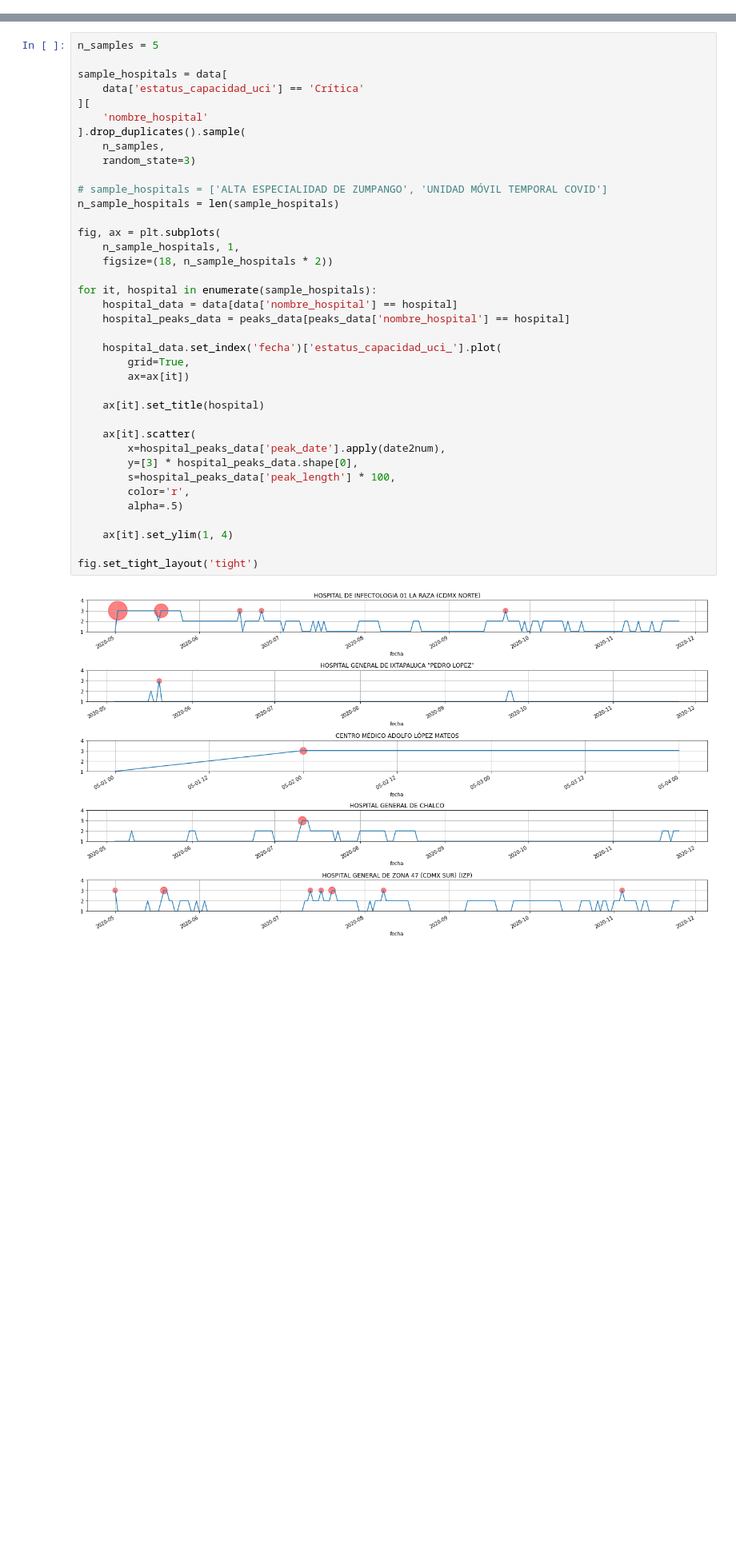
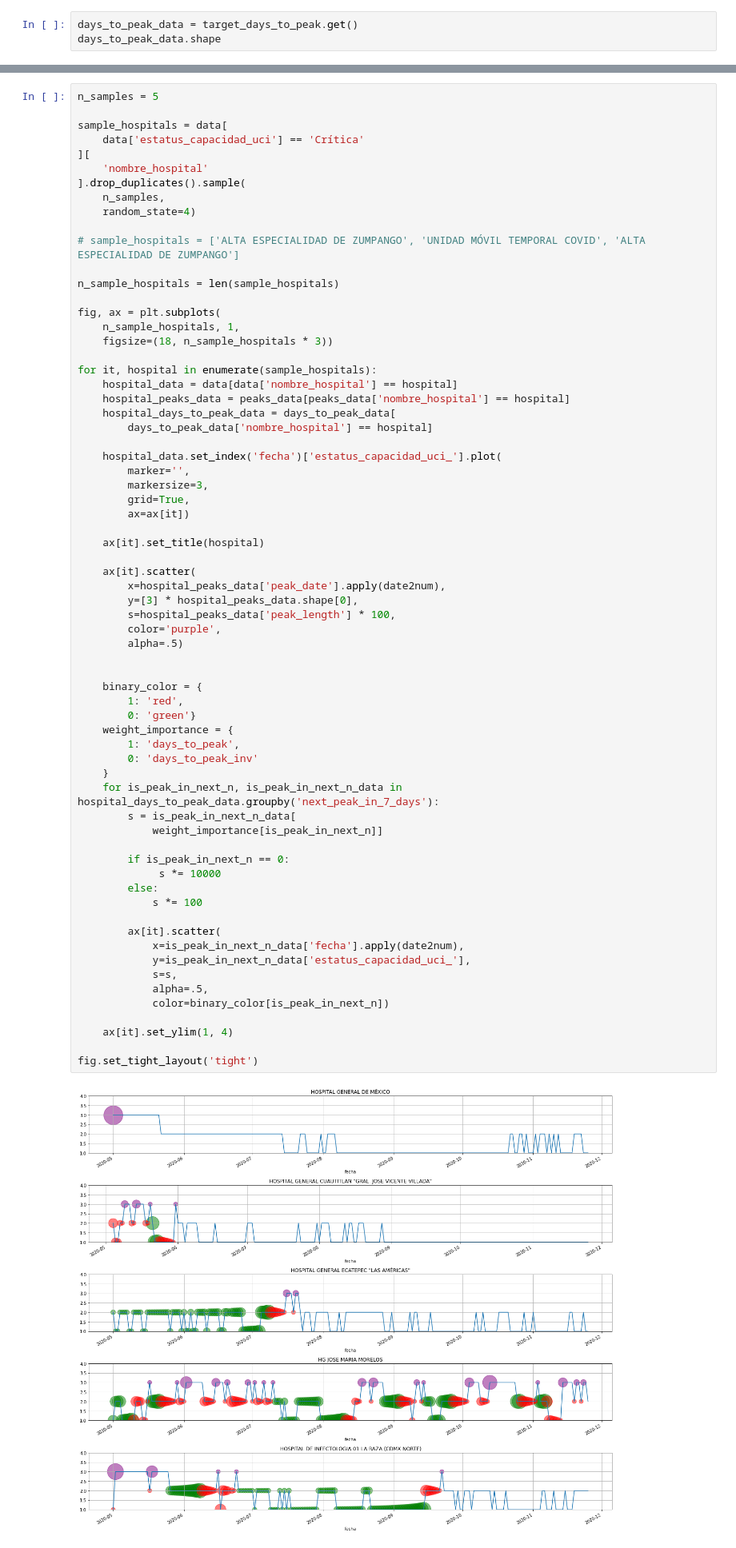
Before and after one commit to dhdzmota/omath_mota_rulo, a Jupyter notebook: notebooks/capacidad_hospitalaria.ipynb, the cells around one changed output, grey strips where cells are left out. Shown at 80% size. Cells and saved outputs as stored; diff of their text form; blank space fills up the shorter version.

Commit message:
Beta target

```diff
--- a/notebooks/capacidad_hospitalaria.ipynb
+++ b/notebooks/capacidad_hospitalaria.ipynb
@@ -53,0 +61,3 @@ data.head()
+# %%
+days_to_peak_data = target_days_to_peak.get()
+days_to_peak_data.shape
@@ -75,35 +105,64 @@ sample_hospitals = data[
 ][
     'nombre_hospital'
 ].drop_duplicates().sample(
     n_samples,
-    random_state=3)
+    random_state=4)
 
-# sample_hospitals = ['ALTA ESPECIALIDAD DE ZUMPANGO', 'UNIDAD MÓVIL TEMPORAL COVID']
+# sample_hospitals = ['ALTA ESPECIALIDAD DE ZUMPANGO', 'UNIDAD MÓVIL TEMPORAL COVID', 'ALTA ESPECIALIDAD DE ZUMPANGO']
+
 n_sample_hospitals = len(sample_hospitals)
 
 fig, ax = plt.subplots(
     n_sample_hospitals, 1,
-    figsize=(18, n_sample_hospitals * 2))
+    figsize=(18, n_sample_hospitals * 3))
 
 for it, hospital in enumerate(sample_hospitals):
     hospital_data = data[data['nombre_hospital'] == hospital]
     hospital_peaks_data = peaks_data[peaks_data['nombre_hospital'] == hospital]
+    hospital_days_to_peak_data = days_to_peak_data[
+        days_to_peak_data['nombre_hospital'] == hospital]
 
     hospital_data.set_index('fecha')['estatus_capacidad_uci_'].plot(
+        marker='',
+        markersize=3,
         grid=True,
         ax=ax[it])
 
     ax[it].set_title(hospital)
 
     ax[it].scatter(
         x=hospital_peaks_data['peak_date'].apply(date2num),
         y=[3] * hospital_peaks_data.shape[0],
         s=hospital_peaks_data['peak_length'] * 100,
-        color='r',
+        color='purple',
         alpha=.5)
+
+
+    binary_color = {
+        1: 'red',
+        0: 'green'}
+    weight_importance = {
+        1: 'days_to_peak',
+        0: 'days_to_peak_inv'
+    }
+    for is_peak_in_next_n, is_peak_in_next_n_data in hospital_days_to_peak_data.groupby('next_peak_in_7_days'):
+        s = is_peak_in_next_n_data[
+            weight_importance[is_peak_in_next_n]]
+
+        if is_peak_in_next_n == 0:
+             s *= 10000
+        else:
+            s *= 100
+
+        ax[it].scatter(
+            x=is_peak_in_next_n_data['fecha'].apply(date2num),
+            y=is_peak_in_next_n_data['estatus_capacidad_uci_'],
+            s=s,
+            alpha=.5,
+            color=binary_color[is_peak_in_next_n])
 
     ax[it].set_ylim(1, 4)
 
 fig.set_tight_layout('tight')
 # %% [output]
-[figure, old version]
+[figure, new version]
```
Also changed, not shown: parts of 9 cells of this notebook, 2 other files.
